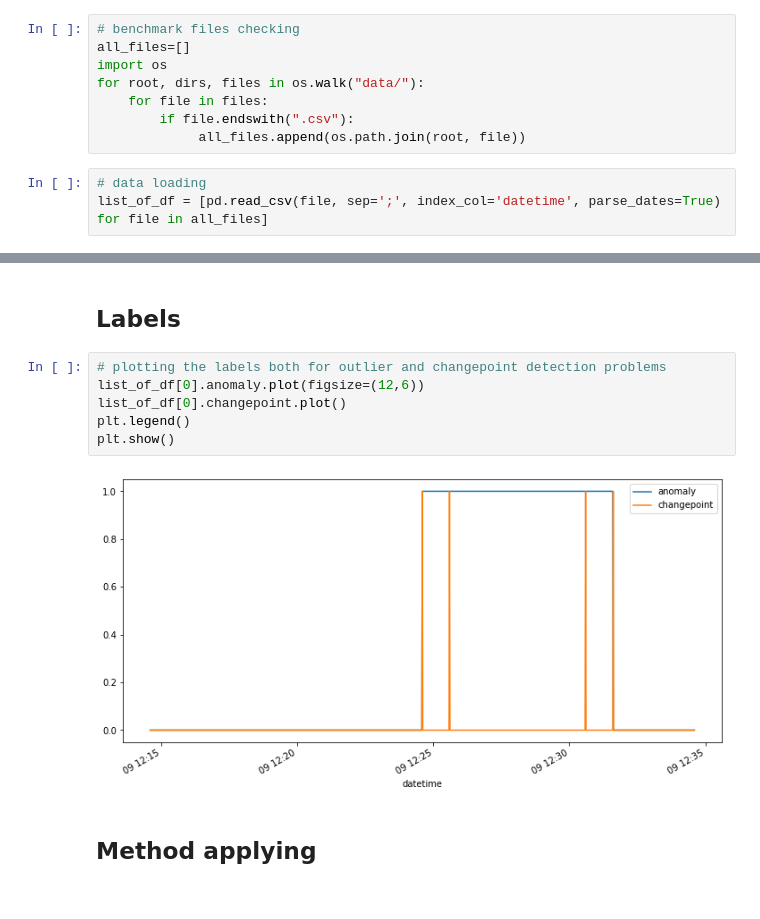
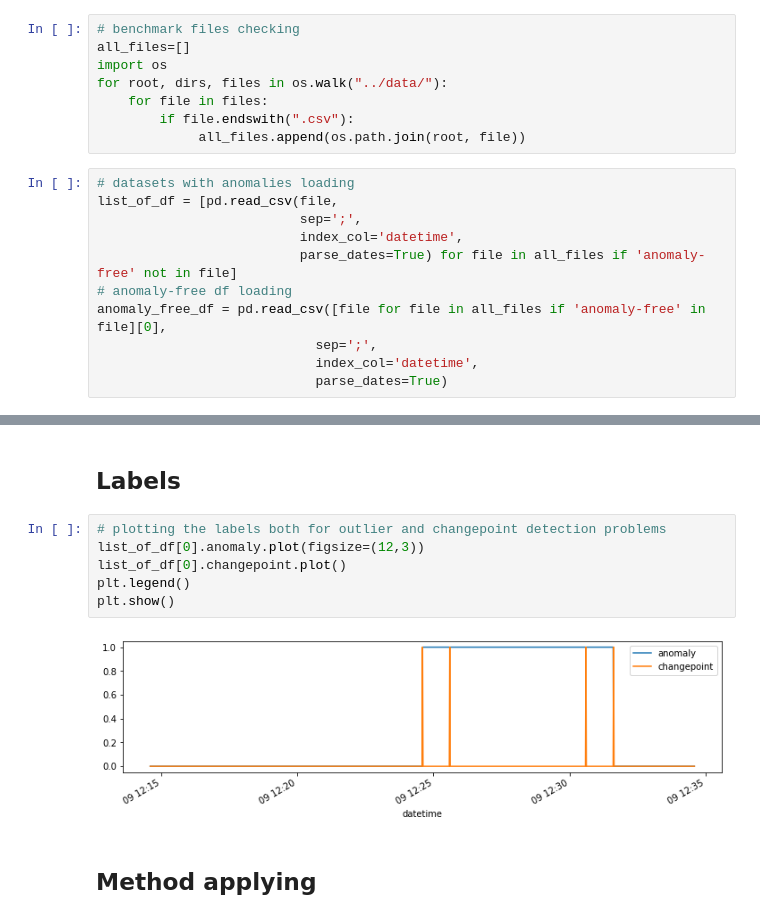
Before and after one commit to waico/SKAB, a Jupyter notebook: baselines/isolation_forest.ipynb, the cells around one changed output, grey strips where cells are left out. Saved outputs shown, nothing was run; the diff lists cells and outputs as text.

```diff
--- a/experiments/isolation_forest.ipynb
+++ b/baselines/isolation_forest.ipynb
@@ -14,13 +17,21 @@ from evaluating import evaluating_change_point
 # benchmark files checking
 all_files=[]
 import os
-for root, dirs, files in os.walk("data/"):
+for root, dirs, files in os.walk("../data/"):
     for file in files:
         if file.endswith(".csv"):
              all_files.append(os.path.join(root, file))
 # %%
-# data loading
-list_of_df = [pd.read_csv(file, sep=';', index_col='datetime', parse_dates=True) for file in all_files]
+# datasets with anomalies loading
+list_of_df = [pd.read_csv(file,
+                          sep=';',
+                          index_col='datetime',
+                          parse_dates=True) for file in all_files if 'anomaly-free' not in file]
+# anomaly-free df loading
+anomaly_free_df = pd.read_csv([file for file in all_files if 'anomaly-free' in file][0],
+                            sep=';',
+                            index_col='datetime',
+                            parse_dates=True)
 # %% [markdown]
 ## Data description and visualization
 # %%
@@ -63,12 +74,12 @@ plt.show()
 ## Labels
 # %%
 # plotting the labels both for outlier and changepoint detection problems
-list_of_df[0].anomaly.plot(figsize=(12,6))
+list_of_df[0].anomaly.plot(figsize=(12,3))
 list_of_df[0].changepoint.plot()
 plt.legend()
 plt.show()
 # %% [output]
-[figure, old version]
+[figure, new version]
 # %% [markdown]
 ## Method applying
 # %%
```
Also changed, not shown: parts of 11 cells of this notebook, 16 other files.
